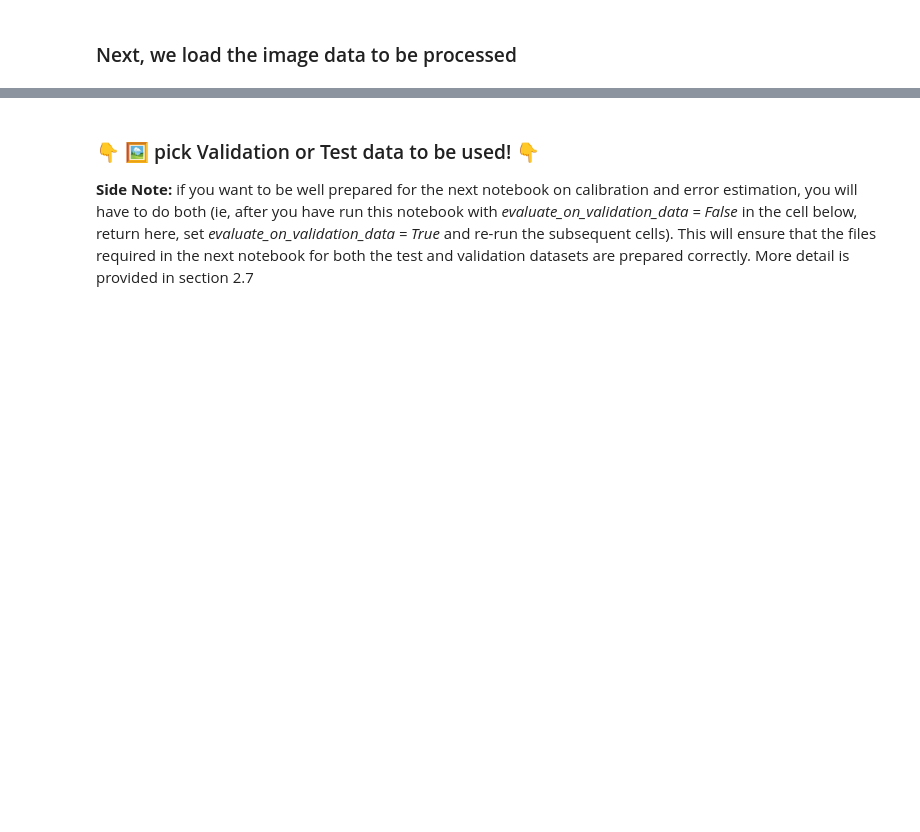
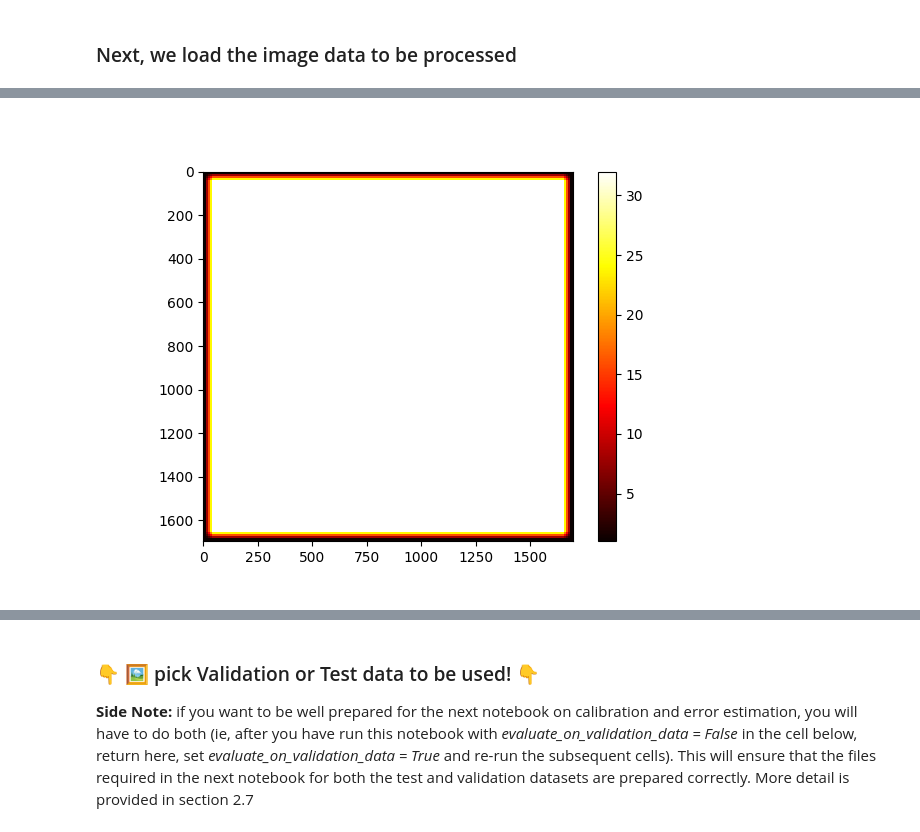
Before and after one commit to AmanKukde/MicroSplit-reproducibility, a Jupyter notebook: examples/2D/custom_dataset/02_predict.ipynb, the cells around one changed output, grey strips where cells are left out. Cells and saved outputs as stored; diff of their text form; code cells hidden in the pictures; blank space fills up the shorter version.

```diff
--- a/examples/2D/custom_dataset/02_predict.ipynb
+++ b/examples/2D/custom_dataset/02_predict.ipynb
@@ -248,0 +373,9 @@ plot_images_with_center_box(train_dset, num_images=15, box_size=32)
+# %%
+stitched_predictions,counts, stitched_padded_image = pred(test_dset)
+# %%
+plt.figure()
+plt.imshow(counts[0], cmap='hot', interpolation='nearest')
+plt.colorbar()
+plt.show()
+# %% [output]
+[figure, added]
```
Also changed, not shown: parts of 16 cells of this notebook, 1 other file.
